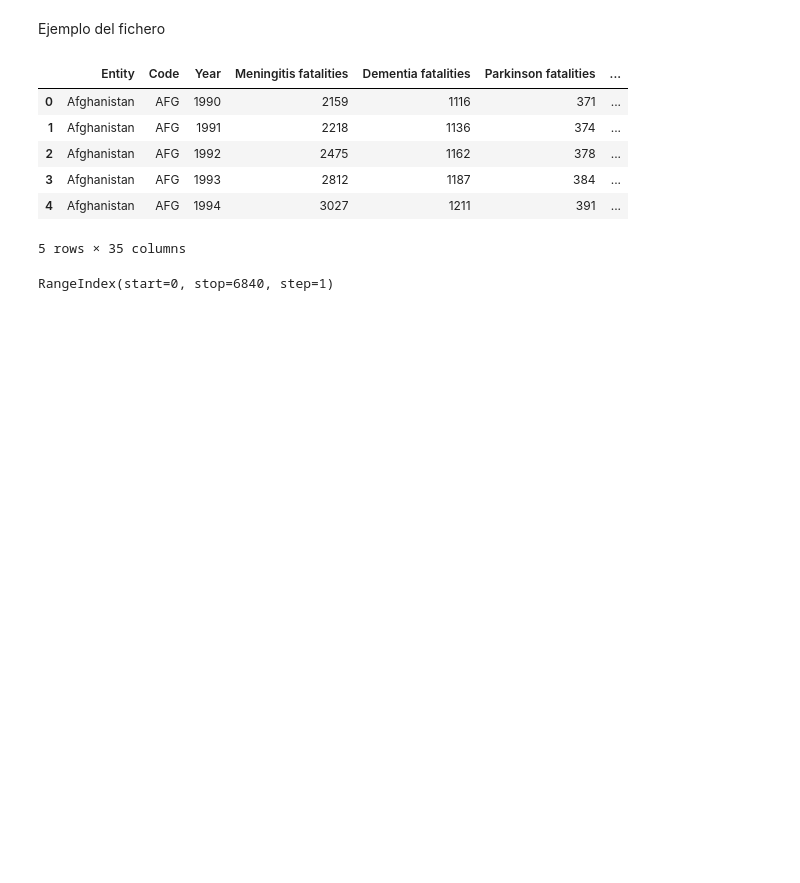
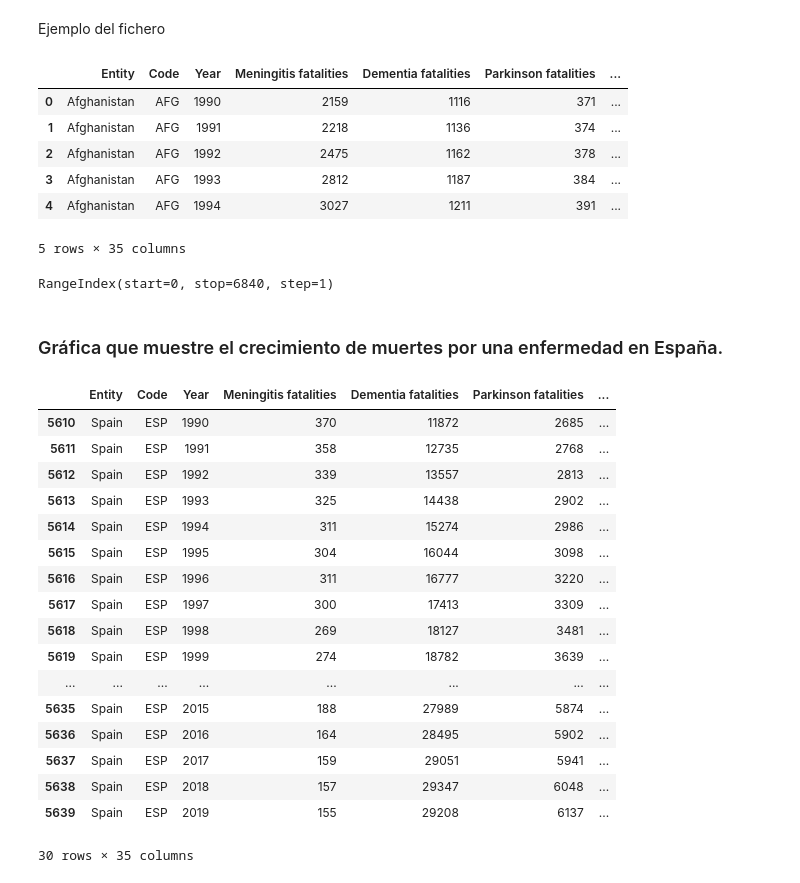
Before and after one commit to alegonzjur/ProyectoTFG, a Jupyter notebook: data/comp.ipynb, the cells around one changed output. Drawn from its saved outputs; the diff is of its cells as text; code cells hidden in the pictures; blank space fills up the shorter version.

```diff
--- a/data/comp.ipynb
+++ b/data/comp.ipynb
@@ -26,3 +26,27 @@ data.head()
 data.index
 # %% [output]
 RangeIndex(start=0, stop=6840, step=1)
+# %% [markdown]
+### Gráfica que muestre el crecimiento de muertes por una enfermedad en España.
+# %%
+españa = data.query('Entity == "Spain"')
+españa
+# %% [output]
+|  | Entity | Code | Year | Meningitis fatalities | Dementia fatalities | Parkinson fatalities | ... |
+| 5610 | Spain | ESP | 1990 | 370 | 11872 | 2685 | ... |
+| 5611 | Spain | ESP | 1991 | 358 | 12735 | 2768 | ... |
+| 5612 | Spain | ESP | 1992 | 339 | 13557 | 2813 | ... |
+| 5613 | Spain | ESP | 1993 | 325 | 14438 | 2902 | ... |
+| 5614 | Spain | ESP | 1994 | 311 | 15274 | 2986 | ... |
+| 5615 | Spain | ESP | 1995 | 304 | 16044 | 3098 | ... |
+| 5616 | Spain | ESP | 1996 | 311 | 16777 | 3220 | ... |
+| 5617 | Spain | ESP | 1997 | 300 | 17413 | 3309 | ... |
+| 5618 | Spain | ESP | 1998 | 269 | 18127 | 3481 | ... |
+| 5619 | Spain | ESP | 1999 | 274 | 18782 | 3639 | ... |
+| ... | ... | ... | ... | ... | ... | ... | ... |
+| 5635 | Spain | ESP | 2015 | 188 | 27989 | 5874 | ... |
+| 5636 | Spain | ESP | 2016 | 164 | 28495 | 5902 | ... |
+| 5637 | Spain | ESP | 2017 | 159 | 29051 | 5941 | ... |
+| 5638 | Spain | ESP | 2018 | 157 | 29347 | 6048 | ... |
+| 5639 | Spain | ESP | 2019 | 155 | 29208 | 6137 | ... |
+30 rows × 35 columns
```
Also changed, not shown: parts of 7 cells of this notebook.
